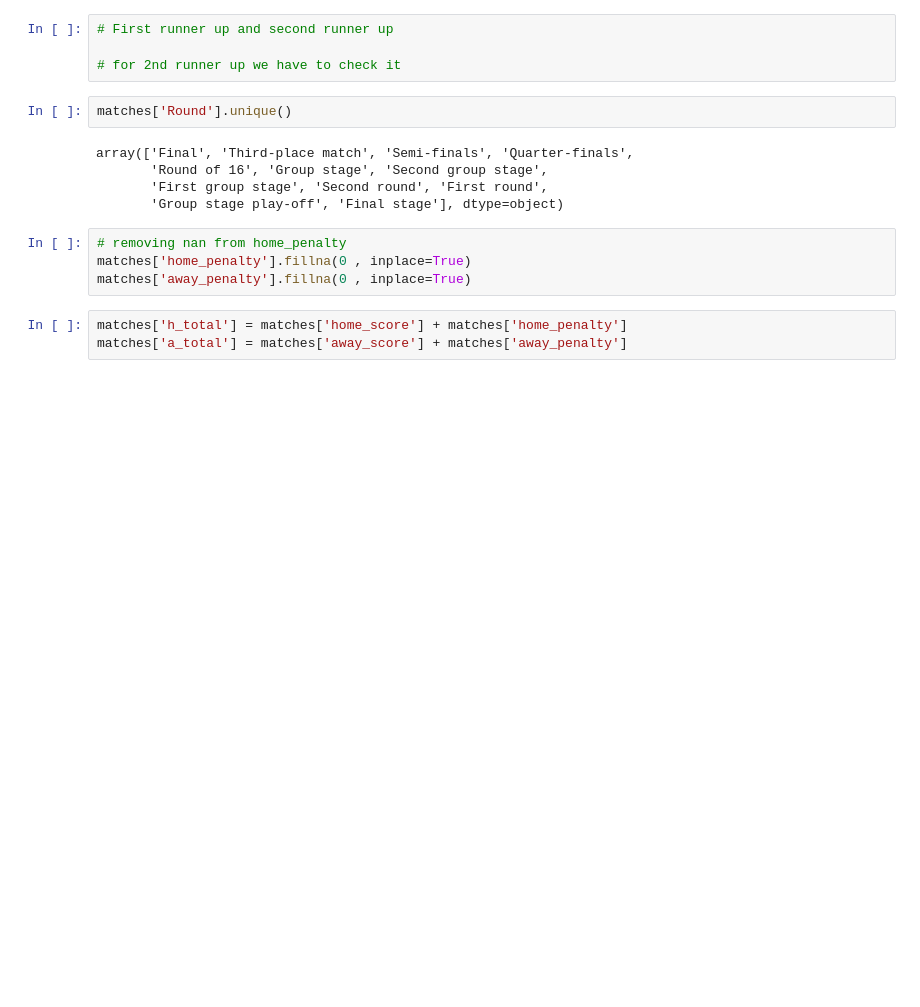
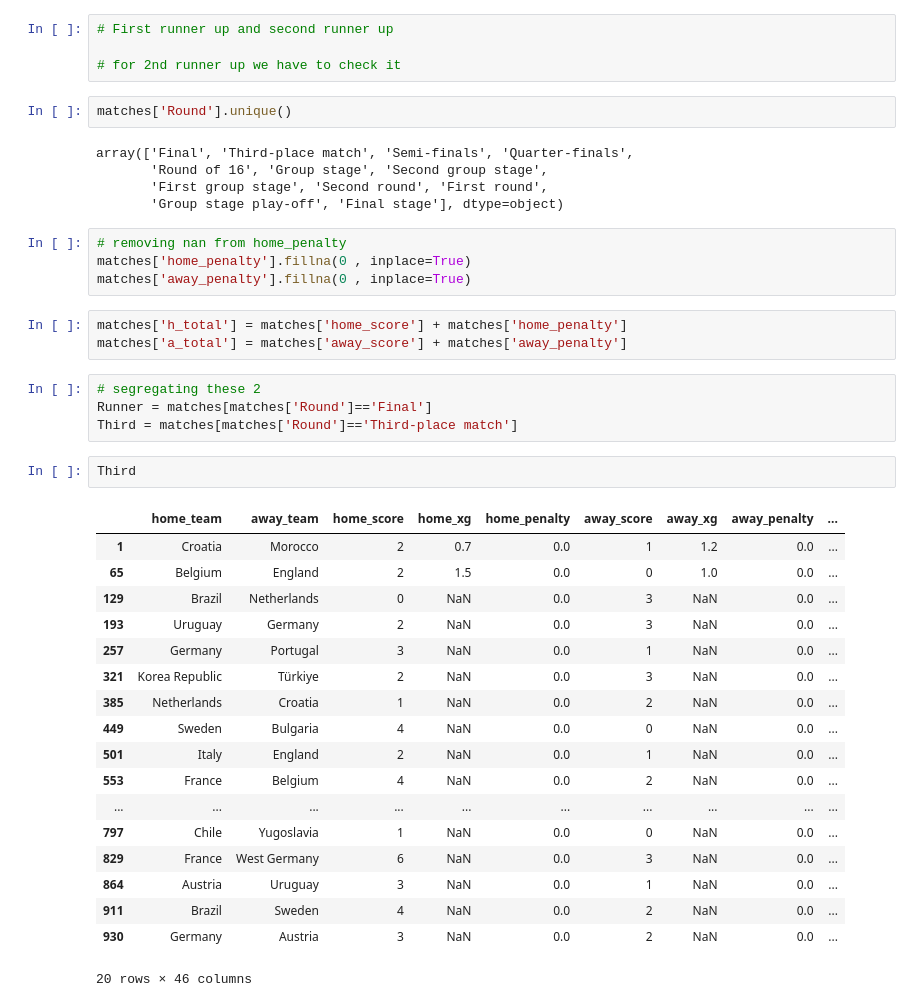
Before and after one commit to Nikkiie/Data-analysis-pandas, a Jupyter notebook: Fifa_analysis.ipynb, the cells around one changed output. Drawn from its saved outputs; the diff is of its cells as text; blank space fills up the shorter version.

```diff
--- a/Fifa_analysis.ipynb
+++ b/Fifa_analysis.ipynb
@@ -168,3 +168,28 @@ matches['away_penalty'].fillna(0 , inplace=True)
 # %%
 matches['h_total'] = matches['home_score'] + matches['home_penalty']
 matches['a_total'] = matches['away_score'] + matches['away_penalty']
+# %%
+# segregating these 2
+Runner = matches[matches['Round']=='Final']
+Third = matches[matches['Round']=='Third-place match']
+# %%
+Third
+# %% [output]
+|  | home_team | away_team | home_score | home_xg | home_penalty | away_score | away_xg | away_penalty | ... |
+| 1 | Croatia | Morocco | 2 | 0.7 | 0.0 | 1 | 1.2 | 0.0 | ... |
+| 65 | Belgium | England | 2 | 1.5 | 0.0 | 0 | 1.0 | 0.0 | ... |
+| 129 | Brazil | Netherlands | 0 | NaN | 0.0 | 3 | NaN | 0.0 | ... |
+| 193 | Uruguay | Germany | 2 | NaN | 0.0 | 3 | NaN | 0.0 | ... |
+| 257 | Germany | Portugal | 3 | NaN | 0.0 | 1 | NaN | 0.0 | ... |
+| 321 | Korea Republic | Türkiye | 2 | NaN | 0.0 | 3 | NaN | 0.0 | ... |
+| 385 | Netherlands | Croatia | 1 | NaN | 0.0 | 2 | NaN | 0.0 | ... |
+| 449 | Sweden | Bulgaria | 4 | NaN | 0.0 | 0 | NaN | 0.0 | ... |
+| 501 | Italy | England | 2 | NaN | 0.0 | 1 | NaN | 0.0 | ... |
+| 553 | France | Belgium | 4 | NaN | 0.0 | 2 | NaN | 0.0 | ... |
+| ... | ... | ... | ... | ... | ... | ... | ... | ... | ... |
+| 797 | Chile | Yugoslavia | 1 | NaN | 0.0 | 0 | NaN | 0.0 | ... |
+| 829 | France | West Germany | 6 | NaN | 0.0 | 3 | NaN | 0.0 | ... |
+| 864 | Austria | Uruguay | 3 | NaN | 0.0 | 1 | NaN | 0.0 | ... |
+| 911 | Brazil | Sweden | 4 | NaN | 0.0 | 2 | NaN | 0.0 | ... |
+| 930 | Germany | Austria | 3 | NaN | 0.0 | 2 | NaN | 0.0 | ... |
+20 rows × 46 columns
```
Also changed, not shown: parts of 2 cells of this notebook.
